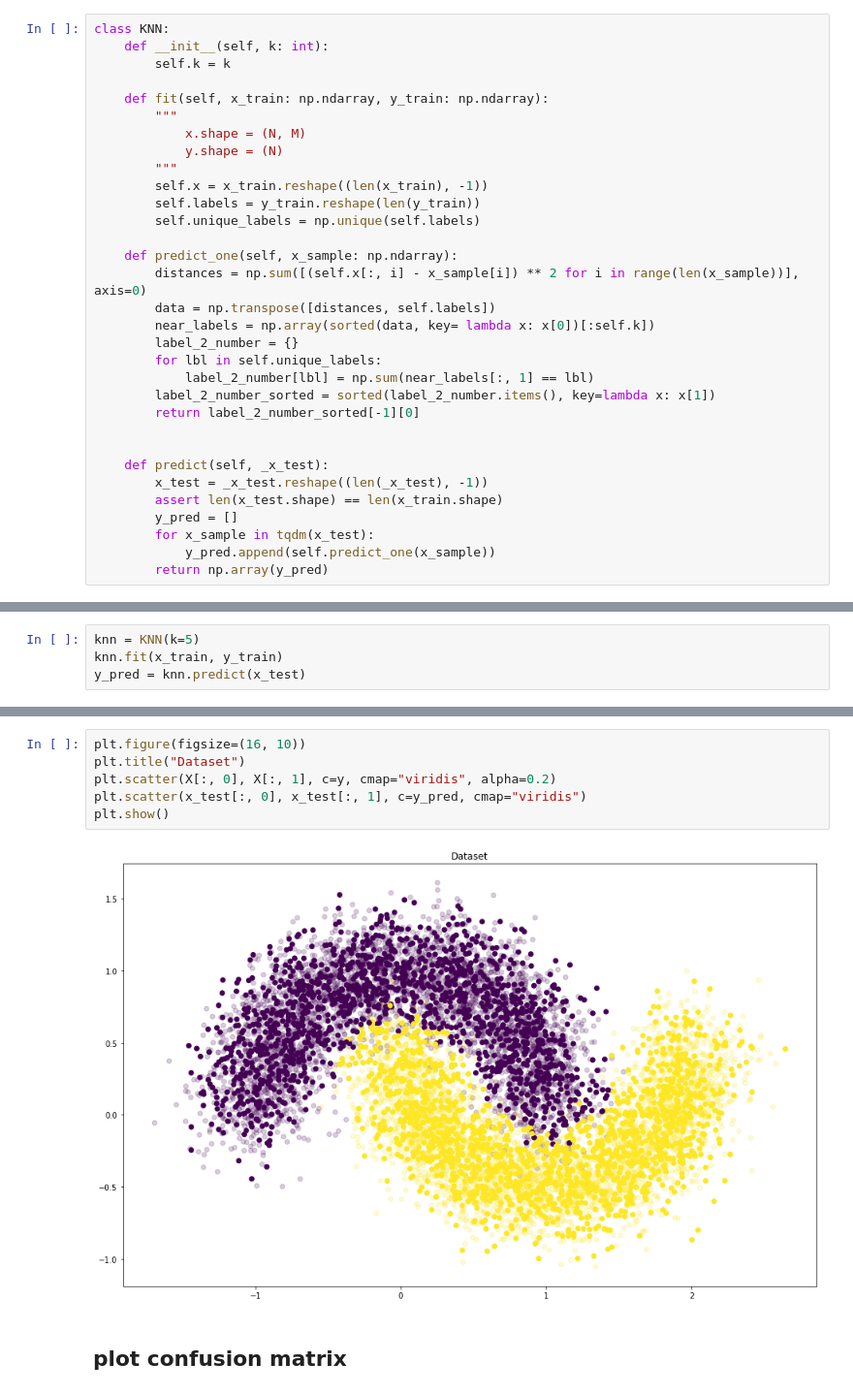
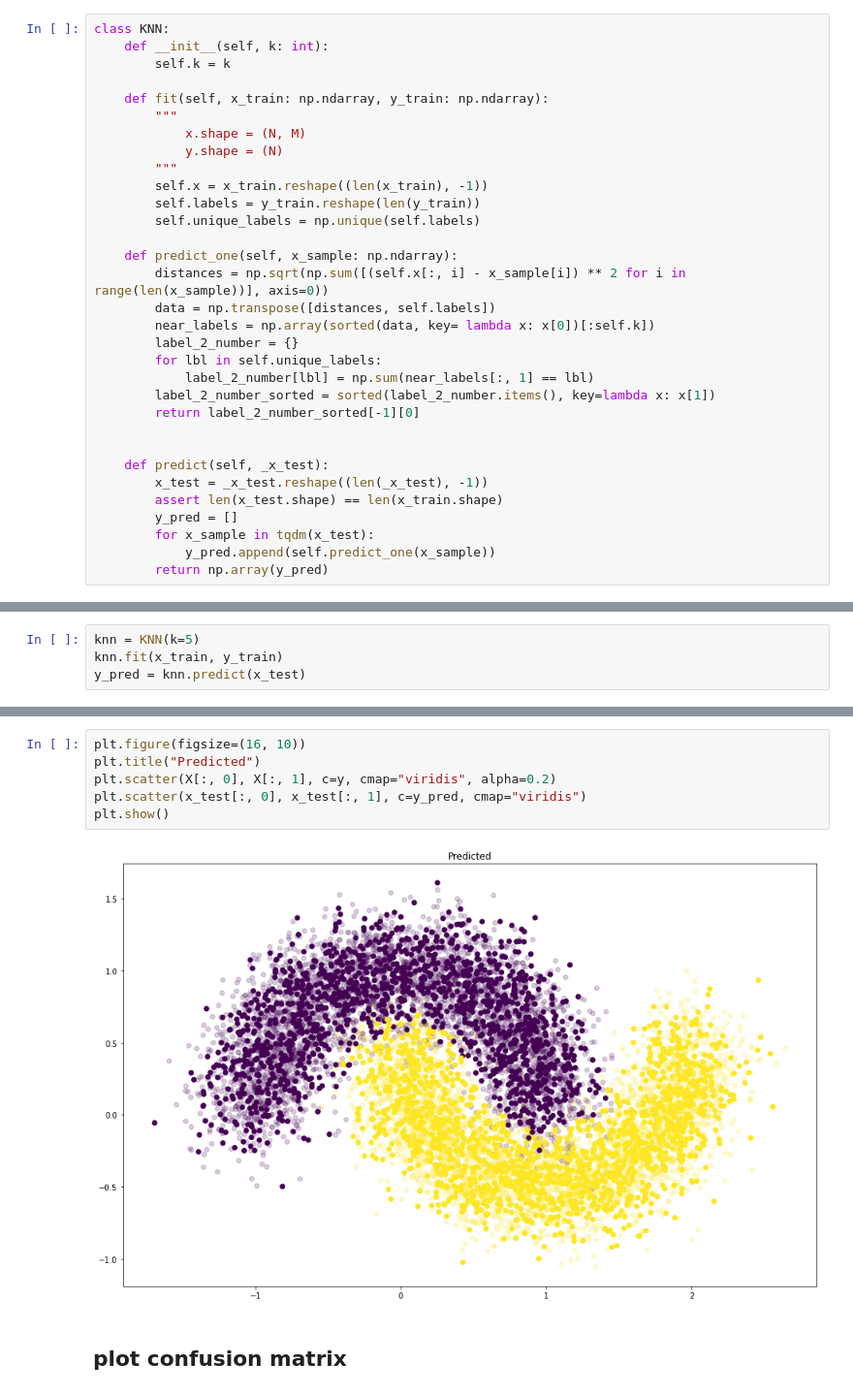
Before and after one commit to maxxxims/belki, a Jupyter notebook: KNN.ipynb, the cells around one changed output, grey strips where cells are left out. Shown: that part at 97% size. Cells and saved outputs as stored; diff of their text form.

```diff
--- a/KNN.ipynb
+++ b/KNN.ipynb
@@ -19,7 +19,7 @@ class KNN:
         self.unique_labels = np.unique(self.labels)
 
     def predict_one(self, x_sample: np.ndarray):
-        distances = np.sum([(self.x[:, i] - x_sample[i]) ** 2 for i in range(len(x_sample))], axis=0)
+        distances = np.sqrt(np.sum([(self.x[:, i] - x_sample[i]) ** 2 for i in range(len(x_sample))], axis=0))
         data = np.transpose([distances, self.labels])
         near_labels = np.array(sorted(data, key= lambda x: x[0])[:self.k])
         label_2_number = {}
@@ -63,11 +63,11 @@ calc_accuracy(y_real=y_test, y_pred=y_pred)
 # %%
 plt.figure(figsize=(16, 10))
-plt.title("Dataset")
+plt.title("Predicted")
 plt.scatter(X[:, 0], X[:, 1], c=y, cmap="viridis", alpha=0.2)
 plt.scatter(x_test[:, 0], x_test[:, 1], c=y_pred, cmap="viridis")
 plt.show()
 # %% [output]
-[figure, old version]
+[figure, new version]
 # %% [markdown]
 ## plot confusion matrix
 # %%
```
Also changed, not shown: parts of 9 cells of this notebook, 2 other files.
